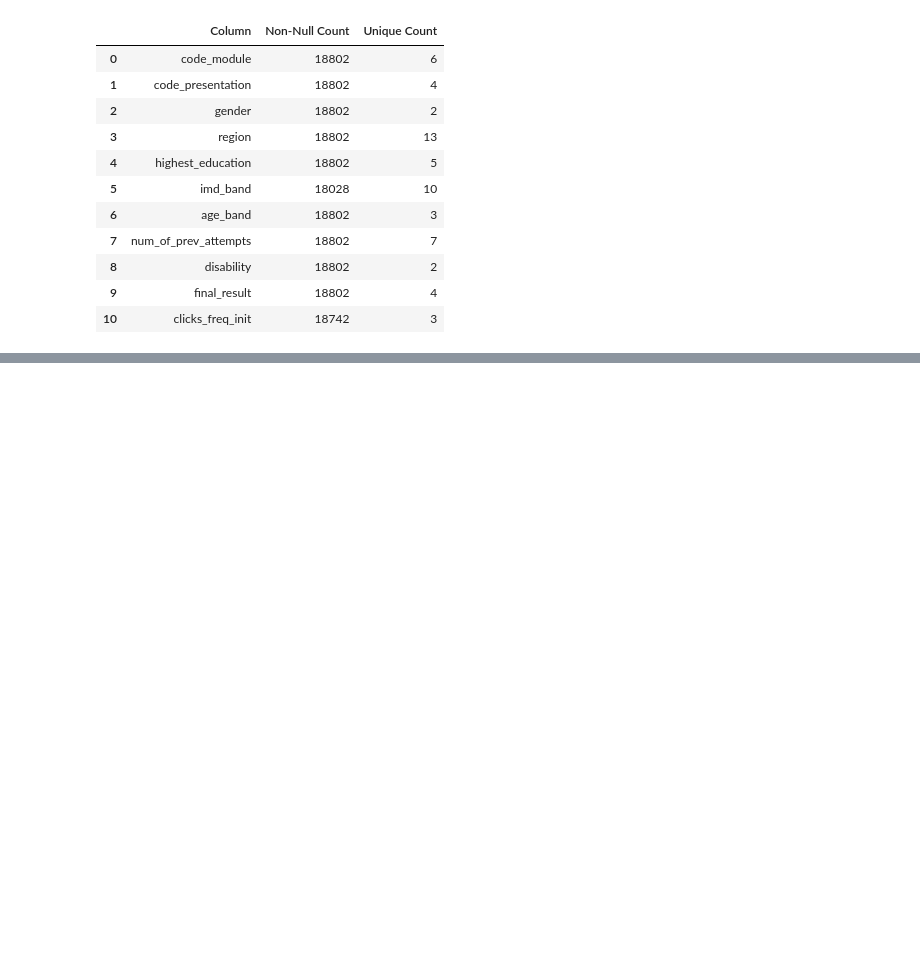
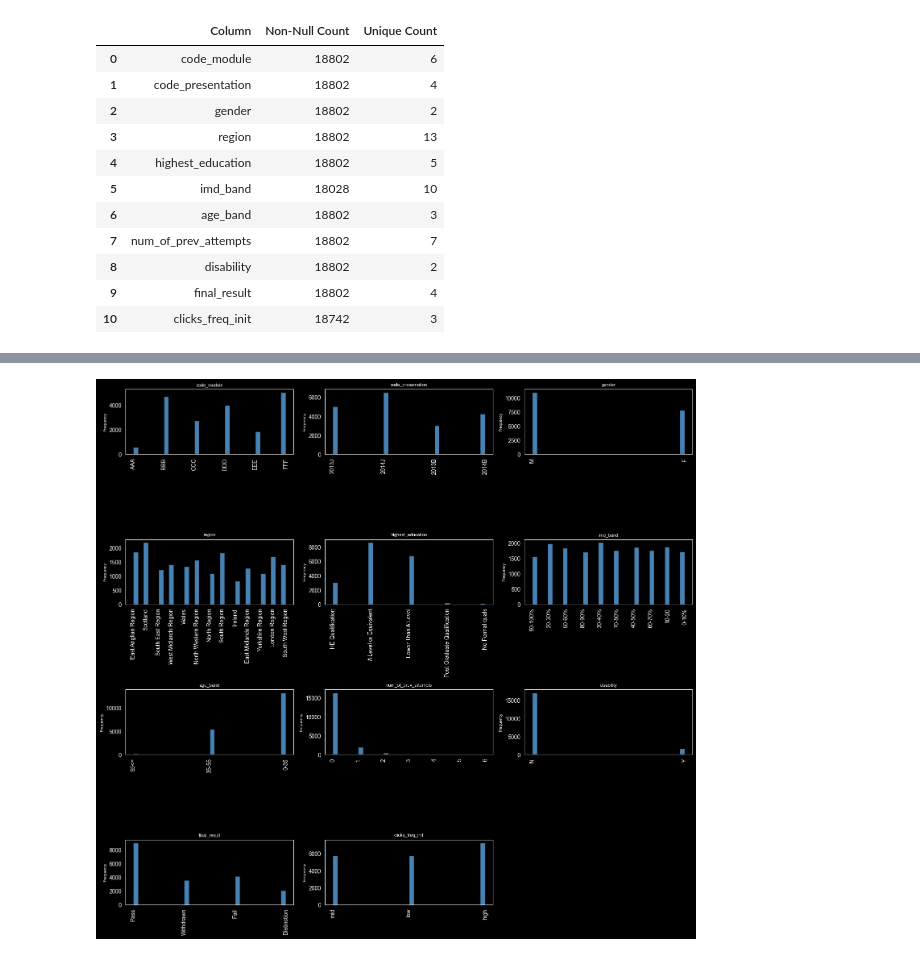
Before and after one commit to Radu-Voinea/IA-1, a Jupyter notebook: homework1.ipynb, the cells around one changed output, grey strips where cells are left out. Drawn from its saved outputs; the diff is of its cells as text; code cells hidden in the pictures; blank space fills up the shorter version.

```diff
--- a/homework1.ipynb
+++ b/homework1.ipynb
@@ -158,27 +190,9 @@ analyze_continuous_variables(train_data)
 | 30 | refs_forumng | 18742 | 190.165849 | -21.635398 | 6229.139195 | 24.132263 | 87.776253 | 217.176164 |
 | 31 | macro_stats | 18802 | 0.003733 | -3.874306 | 3.933268 | -0.681515 | 0.010751 | 0.680400 |
 # %%
-import math
-import numpy as np
-import matplotlib.pyplot as plt
-
-n = len(continuous_columns)
-columns_count = 3
-rows_count = math.ceil(n / columns_count)
-
-fig, axes = plt.subplots(rows_count, columns_count, figsize=(columns_count * 5, rows_count * 3.5))
-axes = np.array(axes).flatten()
-
-for i, column in enumerate(continuous_columns):
-	ax = axes[i]
-
-	data = train_data[column].dropna()
-	if data.empty:
-		ax.set_visible(False)
-		continue
-
-	train_data[[column]].boxplot(
-		column=[column],
+def boxplot_plot(ax, column, data):
+	data.plot(
+		kind="box",
 		ax=ax,
 		patch_artist=True,
 		showfliers=False,
@@ -191,15 +205,4 @@ for i, column in enumerate(continuous_columns):
 		meanprops=dict(marker="o", markerfacecolor="red", markeredgecolor="white", markersize=4),
 		grid=True,
 	)
-
-	ax.set_title(column, fontsize=8)
 	ax.tick_params(axis="x", bottom=False, labelbottom=False)
-
-	if data.skew() > 2 and (data > 0).all():
-		ax.set_yscale("log")
-
-for j in range(i + 1, len(axes)):
-	axes[j].set_visible(False)
-
-plt.tight_layout()
-plt.show()
@@ -276,0 +255,4 @@ plt.show()
+# %%
+plot_continuous_grid(discrete_columns, train_data, histogram_plot)
+# %% [output]
+[figure, added]
```
Also changed, not shown: parts of 6 cells of this notebook.
